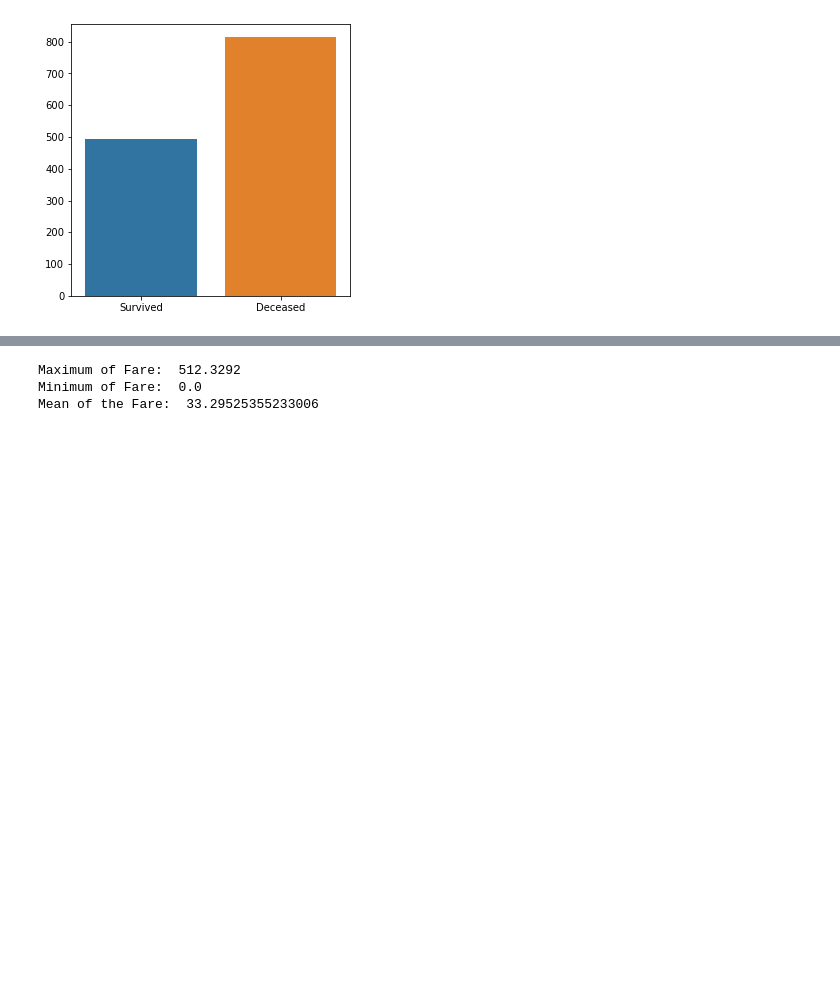
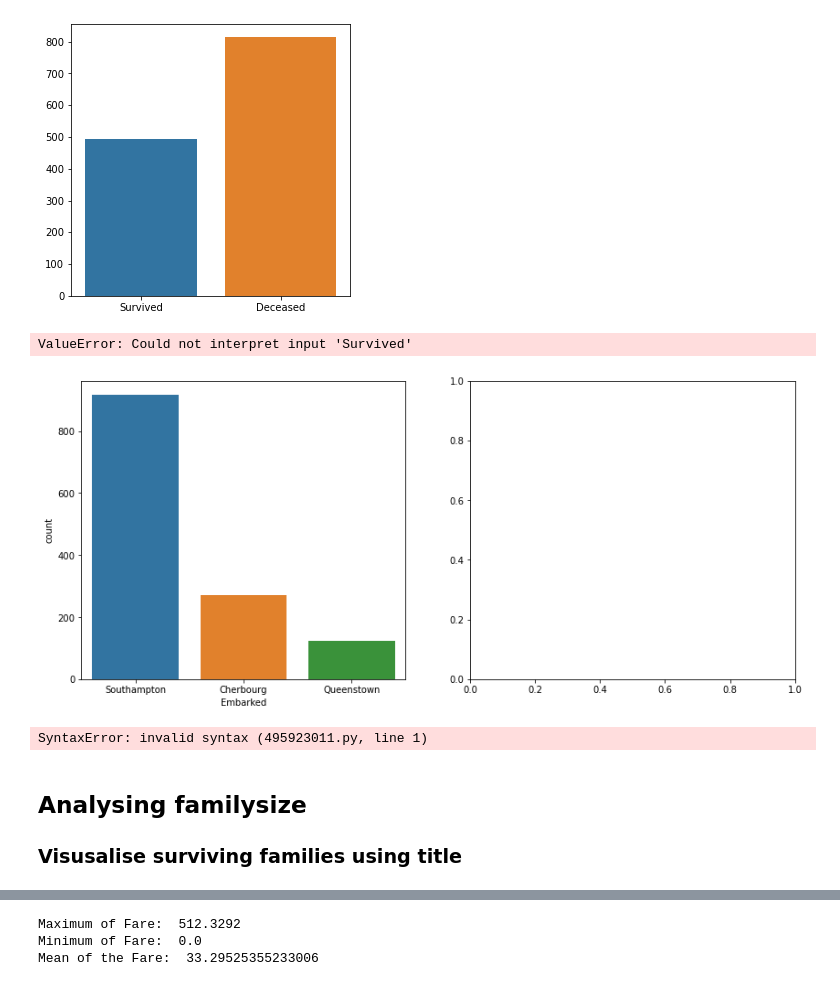
Before and after one commit to chanyadeshani/Group8, a Jupyter notebook: submit_assignment.ipynb, the cells around one changed output, grey strips where cells are left out. Saved outputs shown, nothing was run; the diff lists cells and outputs as text; code cells hidden in the pictures; blank space fills up the shorter version.

```diff
--- a/submit_assignment.ipynb
+++ b/submit_assignment.ipynb
@@ -363,3 +381,40 @@ sns.barplot(x=survival_labels, y=survival_counts)
 plt.show()
 # %% [output]
 [figure]
+# %%
+train_data_clean_embarked = train_df.dropna(subset=['Embarked'])
+embarked = train_data_clean_embarked.groupby('Embarked').mean()
+embarked['Count'] = train_data_clean_embarked['Embarked'].value_counts()
+embarked
+
+
+fig, (axis1,axis2) = plt.subplots(1, 2, figsize=(14,6))
+
+sns.countplot(x='Embarked', data=train_data_clean_embarked, order=['Southampton','Cherbourg','Queenstown'], ax=axis1)
+sns.barplot(x=embarked.index, y='Survived', data=embarked, order=['Southampton','Cherbourg','Queenstown'], ax=axis2)
+# %% [output]
+ValueError: Could not interpret input 'Survived'
+[figure, added]
+# %%
+'''
+sns.barplot(x='Sex', y='Survived', hue='Pclass', data=train_df) plt.ylabel("Survival Rate") plt.title("Survival as function of Pclass and Sex") plt.show()
+
+sns.barplot(x='Embarked', y='Survived', data=train_df) plt.ylabel("Survival Rate") plt.title("Survival as function of Embarked Port") plt.show()
+
+sns.barplot(x='Embarked', y='Survived', hue='Pclass', data=train_df) plt.ylabel("Survival Rate") plt.title("Survival as function of Embarked Port & Class") plt.show()
+
+sns.countplot(x='Embarked', hue='Pclass', data=train_df) plt.title("Count of Passengers as function of Embarked Port") plt.show()
+
+sns.boxplot(x='Embarked', y='Age', data=train_df) plt.title("Age distribution as function of Embarked Port") plt.show()
+
+sns.boxplot(x='Embarked', y='Fare', data=train_df) plt.title("Fare distribution as function of Embarked Port") plt.show()
+
+fig, ax = plt.subplots(figsize=(13, 7)) sns.violinplot(x="Pclass", y="Age", hue='Survived', data=train_df, split=True, bw=0.05, palette=swarm_color, ax=ax) plt.title('Survivals for Age and Pclass ') plt.show()
+
+swarm_color = ["red", "green"] fig, ax = plt.subplots(figsize=(13, 7)) sns.swarmplot(x='Pclass', y='Age', hue='Survived', split=True, data=train_df, palette=swarm_color, size=7, ax=ax) plt.title('Survivals for Age and Pclass ') plt.show()
+
+g = sns.factorplot(x="Pclass", y="Age", hue="Survived", col="Sex", data=train_df, kind="swarm", split=True, palette=swarm_color, size=7, aspect=.9, s=7)
+
+y="Age", hue="Survived", col="Sex", data=train_df, kind="violin", split=True, bw=0.05, palette=swarm_color, size=7, aspect=.9, s=7)'''
+# %% [output]
+SyntaxError: invalid syntax (495923011.py, line 1)
@@ -365,0 +423,4 @@ plt.show()
+# %% [markdown]
+## Analysing familysize
+
+### Visusalise surviving families using title
```
Also changed, not shown: parts of 29 cells of this notebook.
